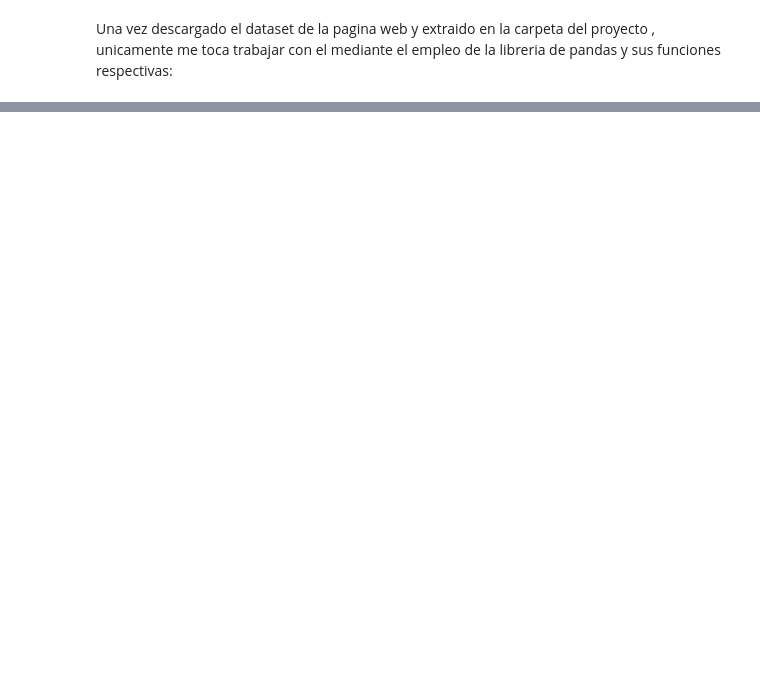
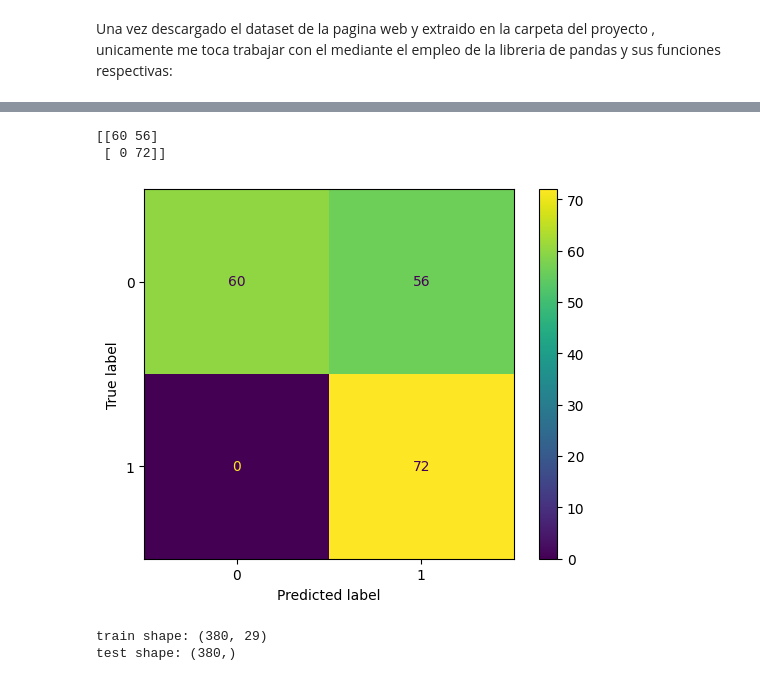
Before and after one commit to EdisonAguilar/Modelos-de-Aprendizaje, a Jupyter notebook: Proyecto_FINAL_METODOS_AGUILAR_E.ipynb, the cells around one changed output, grey strips where cells are left out. Drawn from its saved outputs; the diff is of its cells as text; code cells hidden in the pictures; blank space fills up the shorter version.

```diff
--- a/Proyecto_FINAL_METODOS_AGUILAR_E.ipynb
+++ b/Proyecto_FINAL_METODOS_AGUILAR_E.ipynb
@@ -242,0 +176,30 @@ tree.plot_tree(clf,fontsize=5)
+# %%
+clf = SGDClassifier(max_iter=1000, tol=1e-3)
+clf.fit(X_train, y_train)
+#X_train.append(clf.score(X_test, y_test))
+predictions=clf.predict(X_test)
+#print(predictions)
+from sklearn.metrics import confusion_matrix
+cm = confusion_matrix(y_test, predictions)
+print(cm)
+
+cm_display = ConfusionMatrixDisplay(cm).plot()
+# %% [output]
+[[60 56]
+ [ 0 72]]
+[figure, added]
+# %%
+pca = PCA(n_components=6)
+pca.fit(X_train)
+X_train_latent = pca.transform(X_train)
+X_train_latent.shape
+X_train_latent.transpose()[0]
+print("train shape:", X_train.shape)
+print("test shape:",y_train.shape)
+y_train.value_counts()
+
+X_test_copy = X_test.copy()
+y_test_copy = y_test.copy()
+# %% [output]
+train shape: (380, 29)
+test shape: (380,)
```
Also changed, not shown: parts of 14 cells of this notebook.
